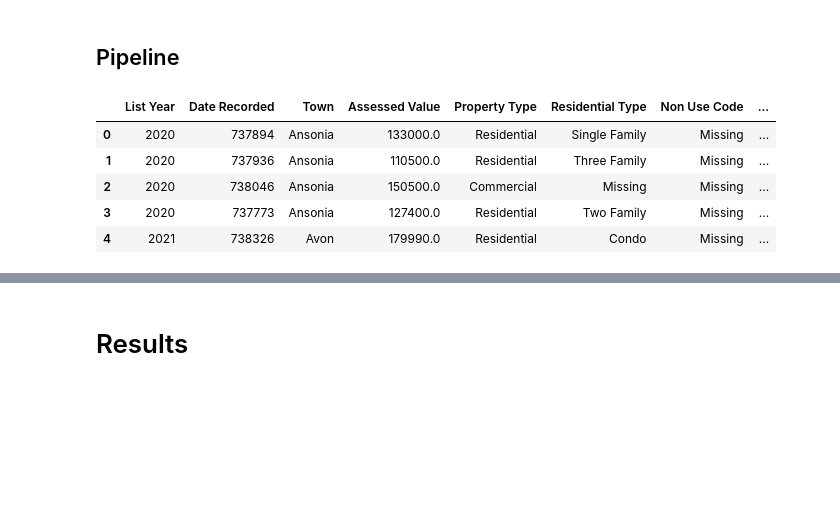
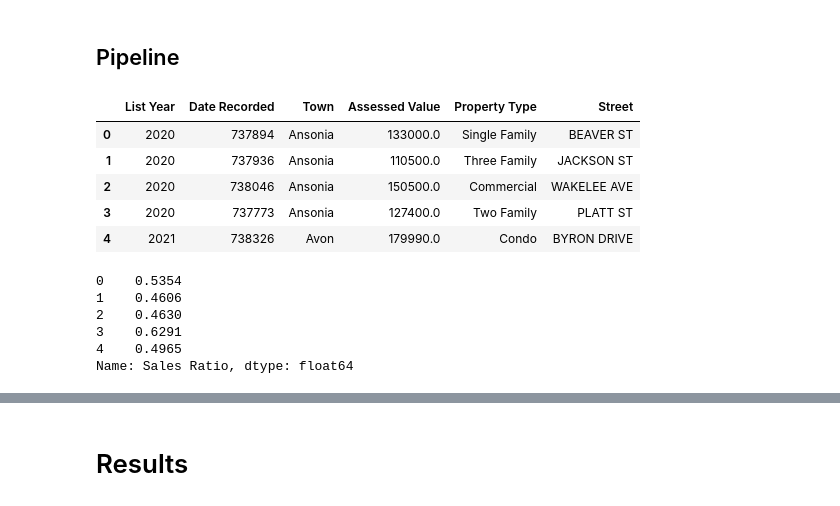
Before and after one commit to jonahmougoue/Connecticut-Real-Estate-Analysis, a Jupyter notebook: RealEstatePrediction.ipynb, the cells around one changed output, grey strips where cells are left out. Saved outputs shown, nothing was run; the diff lists cells and outputs as text; code cells hidden in the pictures; blank space fills up the shorter version.

```diff
--- a/RealEstatePrediction.ipynb
+++ b/RealEstatePrediction.ipynb
@@ -261,7 +261,6 @@ It seems that some values in Residential Type have been copied to Property type.
 # %%
 import numpy as np
 for res_type in df['Residential Type'].unique():
-    df['Property Type'] = df['Property Type'].replace(res_type,'Residential')
-row = 500000
-df[['Property Type','Residential Type']][row:row + 10]
+    df.loc[df['Residential Type']==res_type,'Property Type'] = res_type
+df.head()
 # %% [output]
@@ -286,6 +280,7 @@ df = df[df['Non Use Code'].isna()]
 # %% [markdown]
 Fill missing data
 # %%
+df = df[df['Date Recorded'].notnull()]
 for col in df.select_dtypes(include='string'):
     df[col] = df[col].fillna('Missing')
 # %% [markdown]
@@ -322,8 +317,14 @@ plt.bar_label(bar)
  Text(0, 0, '1')]
 [figure]
 # %%
-for i in range(3):
-    df = df[df['Sales Ratio'] != df['Sales Ratio'].max()]
+#for i in range(1000):
+#    df = df[df['Sales Ratio'] != df['Sales Ratio'].max()]
+
+
+threshold = df['Sales Ratio'].nlargest(10000).min()
+
+df = df[df['Sales Ratio'] < threshold]
+
 _,_, bar = plt.hist(df['Sales Ratio'])
 plt.yscale('log')
 plt.bar_label(bar)
@@ -513,21 +545,42 @@ pipe = Pipeline(
 model = pipe
 # %%
 from sklearn.model_selection import train_test_split
+from sklearn.impute import SimpleImputer
 
-X = df.drop(['Serial Number','Sales Ratio','Sale Amount','Address','Location'],axis = 1)
-
-X['Date Recorded'] = X['Date Recorded'].map(lambda x: x.toordinal() if pd.notnull(x) else -1)
+X = df.drop(
+    [
+        'Serial Number',
+        'Sales Ratio',
+        'Sale Amount',
+        'Address',
+        'Location',
+        'Non Use Code',
+        'Residential Type',
+        'Assessor Remarks',
+        'OPM remarks'
+    ],
+    axis = 1,
+)
+X['Date Recorded'] = X['Date Recorded'].map(lambda x: x.toordinal())
 
 y = df['Sales Ratio']
-
 X.head()
 # %% [output]
-|  | List Year | Date Recorded | Town | Assessed Value | Property Type | Residential Type | Non Use Code | ... |
-| 0 | 2020 | 737894 | Ansonia | 133000.0 | Residential | Single Family | Missing | ... |
-| 1 | 2020 | 737936 | Ansonia | 110500.0 | Residential | Three Family | Missing | ... |
-| 2 | 2020 | 738046 | Ansonia | 150500.0 | Commercial | Missing | Missing | ... |
-| 3 | 2020 | 737773 | Ansonia | 127400.0 | Residential | Two Family | Missing | ... |
-| 4 | 2021 | 738326 | Avon | 179990.0 | Residential | Condo | Missing | ... |
+|  | List Year | Date Recorded | Town | Assessed Value | Property Type | Street |
+| 0 | 2020 | 737894 | Ansonia | 133000.0 | Single Family | BEAVER ST |
+| 1 | 2020 | 737936 | Ansonia | 110500.0 | Three Family | JACKSON ST |
+| 2 | 2020 | 738046 | Ansonia | 150500.0 | Commercial | WAKELEE AVE |
+| 3 | 2020 | 737773 | Ansonia | 127400.0 | Two Family | PLATT ST |
+| 4 | 2021 | 738326 | Avon | 179990.0 | Condo | BYRON DRIVE |
+# %%
+y.head()
+# %% [output]
+0    0.5354
+1    0.4606
+2    0.4630
+3    0.6291
+4    0.4965
+Name: Sales Ratio, dtype: float64
 # %%
 X_train, X_test, y_train, y_test = train_test_split(X,y)
 model.fit(X_train,y_train)
```
Also changed, not shown: parts of 13 cells of this notebook, 1 other file.
